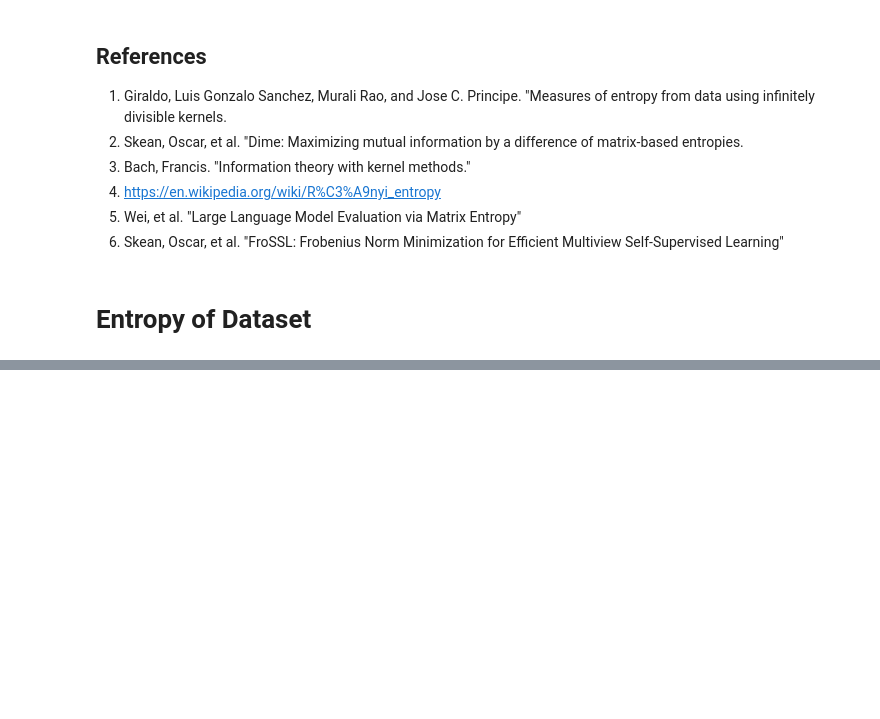
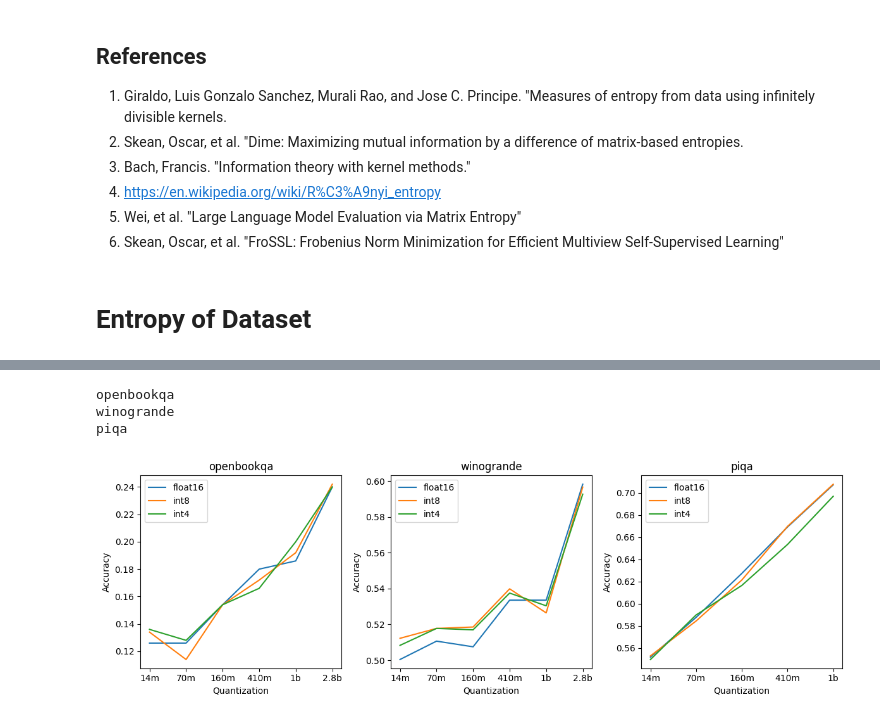
Before and after one commit to djaniak/information-bottleneck, a Jupyter notebook: notebooks/information_compression.ipynb, the cells around one changed output, grey strips where cells are left out. Drawn from its saved outputs; the diff is of its cells as text; code cells hidden in the pictures; blank space fills up the shorter version.

```diff
--- a/notebooks/information_compression.ipynb
+++ b/notebooks/information_compression.ipynb
@@ -162,0 +159,31 @@ plot_mean_perplexity(entropies, model_sizes)
+# %%
+import matplotlib.pyplot as plt
+
+tasks = ["openbookqa", "winogrande", "piqa"]
+model_sizes = ["70m", "160m", "410m", "1b", "2.8b"]
+fig, axs = plt.subplots(1, len(tasks), figsize=(12, 4))
+
+for i, task in enumerate(tasks):
+    print(task)
+    task_results = eval_results[task]
+    quantizations = ["float16", "int8", "int4"]
+    for quantization in quantizations:
+        model_results = task_results[quantization]
+        model_names = list(model_results.keys())
+        model_sizes = [k.split("-")[-1] for k in model_results.keys()]
+        accuracies = list(model_results.values())
+        axs[i].plot(model_sizes, accuracies, label=quantization)
+
+    axs[i].set_title(task)
+    axs[i].set_xlabel("Quantization")
+    axs[i].set_ylabel("Accuracy")
+    axs[i].legend()
+
+plt.tight_layout()
+
+plt.show()
+# %% [output]
+openbookqa
+winogrande
+piqa
+[figure, added]
```
Also changed, not shown: parts of 13 cells of this notebook, 7 other files.
